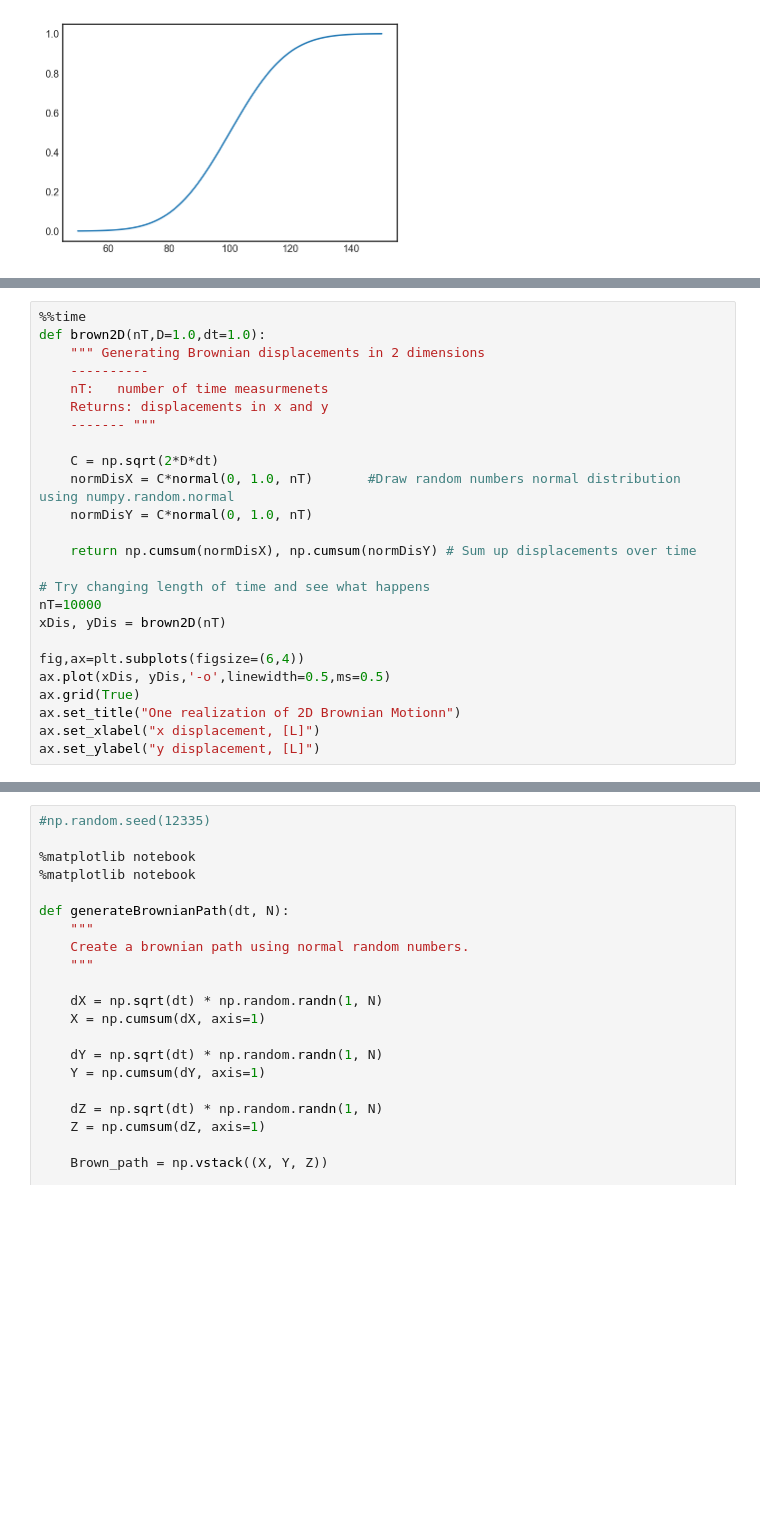
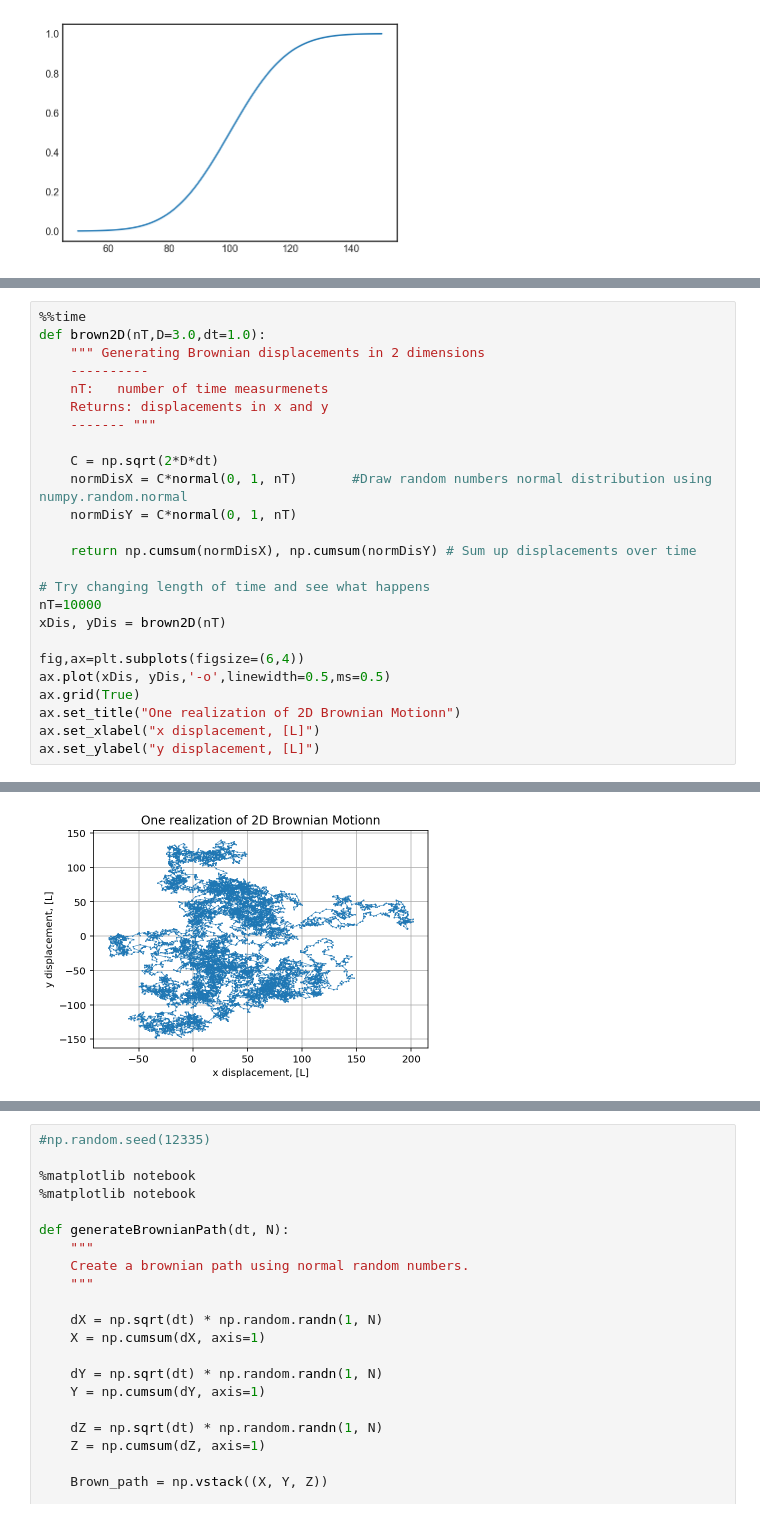
Before and after one commit to carlosal1015/Chem563, a Jupyter notebook: Chem563_randomVar.ipynb, the cells around one changed output, grey strips where cells are left out. Saved outputs shown, nothing was run; the diff lists cells and outputs as text; blank space fills up the shorter version.

```diff
--- a/Chem563_randomVar.ipynb
+++ b/Chem563_randomVar.ipynb
@@ -319,6 +327,6 @@ $$x(t+dt)=x(t)+\sqrt{2D dt} \cdot N(0,dt)$$
 # %%
 %%time
-def brown2D(nT,D=1.0,dt=1.0):
+def brown2D(nT,D=3.0,dt=1.0):
     """ Generating Brownian displacements in 2 dimensions
     ----------
     nT:   number of time measurmenets
@@ -326,8 +334,8 @@ def brown2D(nT,D=1.0,dt=1.0):
     ------- """
 
     C = np.sqrt(2*D*dt)
-    normDisX = C*normal(0, 1.0, nT)       #Draw random numbers normal distribution using numpy.random.normal
-    normDisY = C*normal(0, 1.0, nT)
+    normDisX = C*normal(0, 1, nT)       #Draw random numbers normal distribution using numpy.random.normal
+    normDisY = C*normal(0, 1, nT)
 
     return np.cumsum(normDisX), np.cumsum(normDisY) # Sum up displacements over time
 
@@ -349 +355,2 @@ Wall time: 22.1 ms
+[figure, added]
 # %% [markdown]
```
Also changed, not shown: parts of 11 cells of this notebook.
